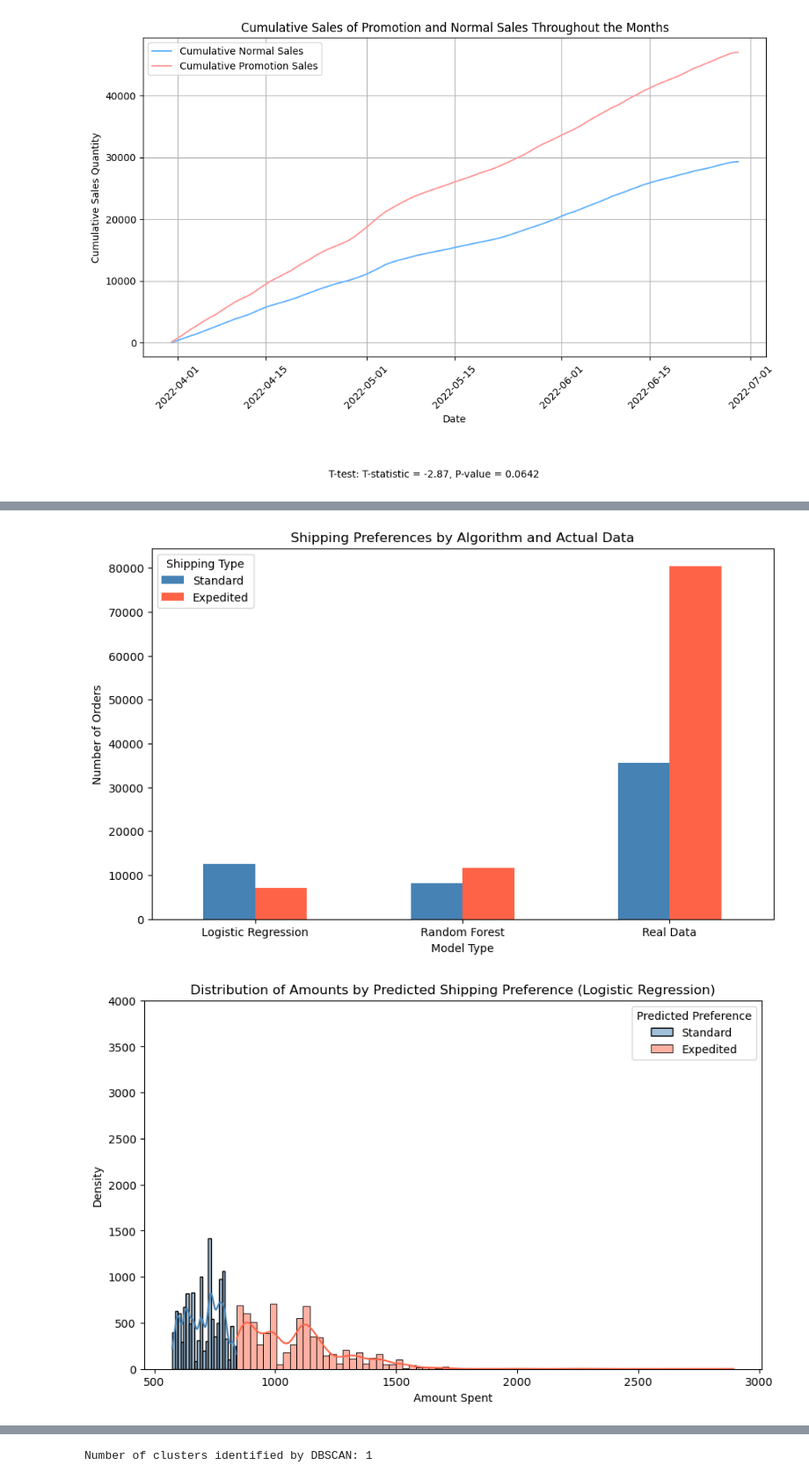
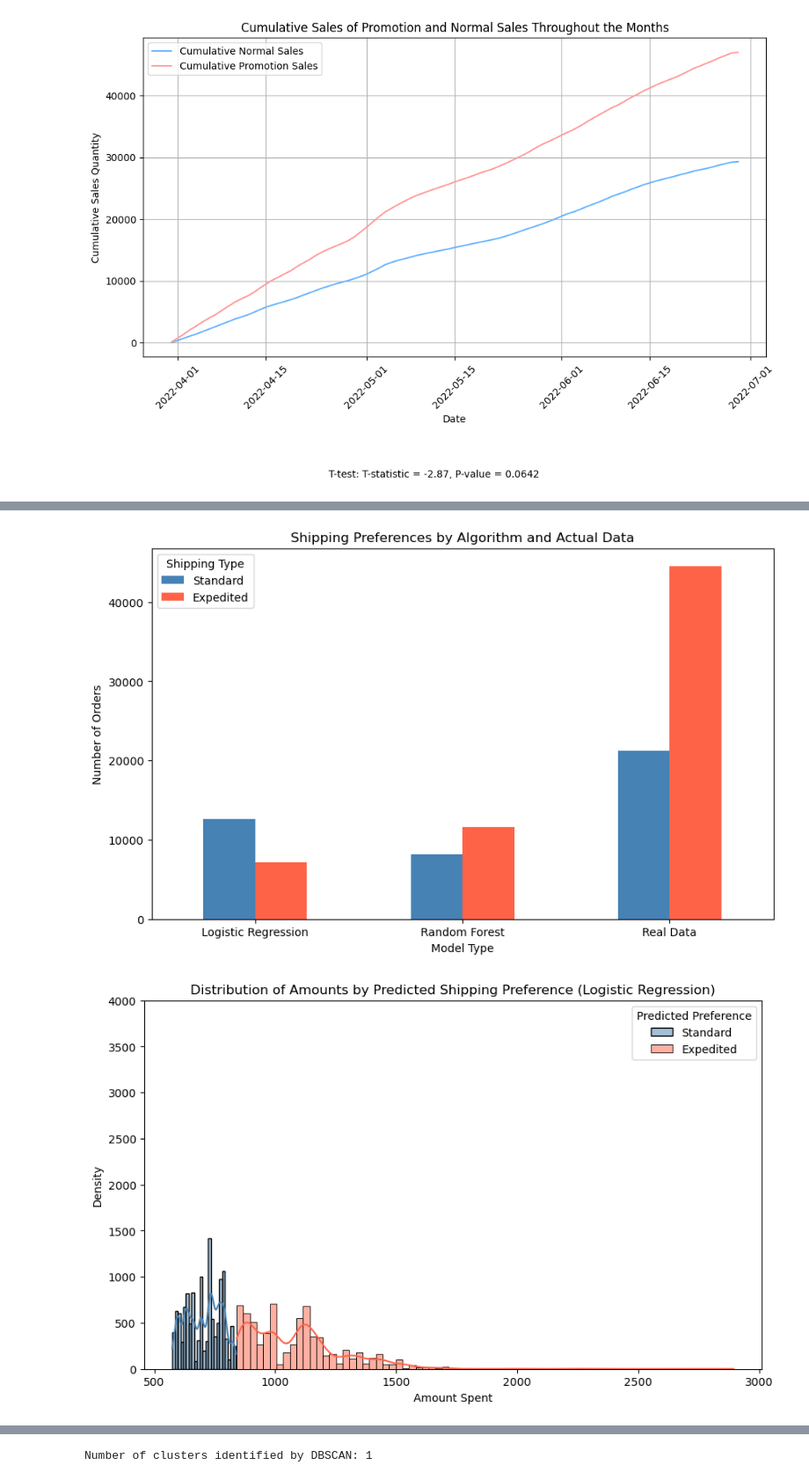
Before and after one commit to JustynLim/Big-Data-Analysis, a Jupyter notebook: Analysis.ipynb, the cells around one changed output, grey strips where cells are left out. Shown at 88% size. Drawn from its saved outputs; the diff is of its cells as text; code cells hidden in the pictures.

```diff
--- a/Analysis.ipynb
+++ b/Analysis.ipynb
@@ -525,7 +525,7 @@ rf.fit(X_resampled, y_resampled)
 y_pred_rf = rf.predict(X_test_scaled)
 
 # Count shipping preferences among the top 51% for actual data comparison
-cutoff_index_real = int(len(sorted_data) * 0.90)  # 90% cutoff
+cutoff_index_real = int(len(sorted_data) * 0.51)  # 90% cutoff
 top_51_real_data = sorted_data.iloc[:cutoff_index_real]
 shipping_preference_counts = top_51_real_data['ship-service-level'].value_counts()
 
@@ -564,33 +564,33 @@ sns.histplot(X_test[X_test['Predicted_LogReg'] == 0]['Amount'], kde=True, color=
 sns.histplot(X_test[X_test['Predicted_LogReg'] == 1]['Amount'], kde=True, color='#FF6347', label="Expedited", alpha=0.5)
 plt.title("Distribution of Amounts by Predicted Shipping Preference (Logistic Regression)")
 plt.xlabel("Amount Spent")
 plt.ylabel("Density")
 plt.ylim(0, 4000)  # Set y-axis range
 plt.legend(title="Predicted Preference")
 plt.show()
 
 # Plot for Random Forest
 plt.figure(figsize=(10, 6))
 sns.histplot(X_test[X_test['Predicted_RF'] == 0]['Amount'], kde=True, color='#4682B4', label="Standard", alpha=0.5)
 sns.histplot(X_test[X_test['Predicted_RF'] == 1]['Amount'], kde=True, color='#FF6347', label="Expedited", alpha=0.5)
 plt.title("Distribution of Amounts by Predicted Shipping Preference (Random Forest)")
 plt.xlabel("Amount Spent")
 plt.ylabel("Density")
 plt.ylim(0, 4000)  # Set y-axis range
 plt.legend(title="Predicted Preference")
 plt.show()
 
 # Plot for Actual Data
 plt.figure(figsize=(10, 6))
 sns.histplot(top_51_real_data[top_51_real_data['ship-service-level'] == 'Standard']['Amount'], kde=True, color='#4682B4', label="Standard", alpha=0.5)
 sns.histplot(top_51_real_data[top_51_real_data['ship-service-level'] == 'Expedited']['Amount'], kde=True, color='#FF6347', label="Expedited", alpha=0.5)
 plt.title("Distribution of Amounts by Actual Shipping Preference")
 plt.xlabel("Amount Spent")
 plt.ylabel("Density")
 plt.ylim(0, 4000)  # Set y-axis range
 plt.legend(title="Actual Preference")
 plt.show()
 # %% [output]
-[figure, old version]
+[figure, new version]
 [figure]
 [figure]
```
Also changed, not shown: parts of 2 cells of this notebook.
